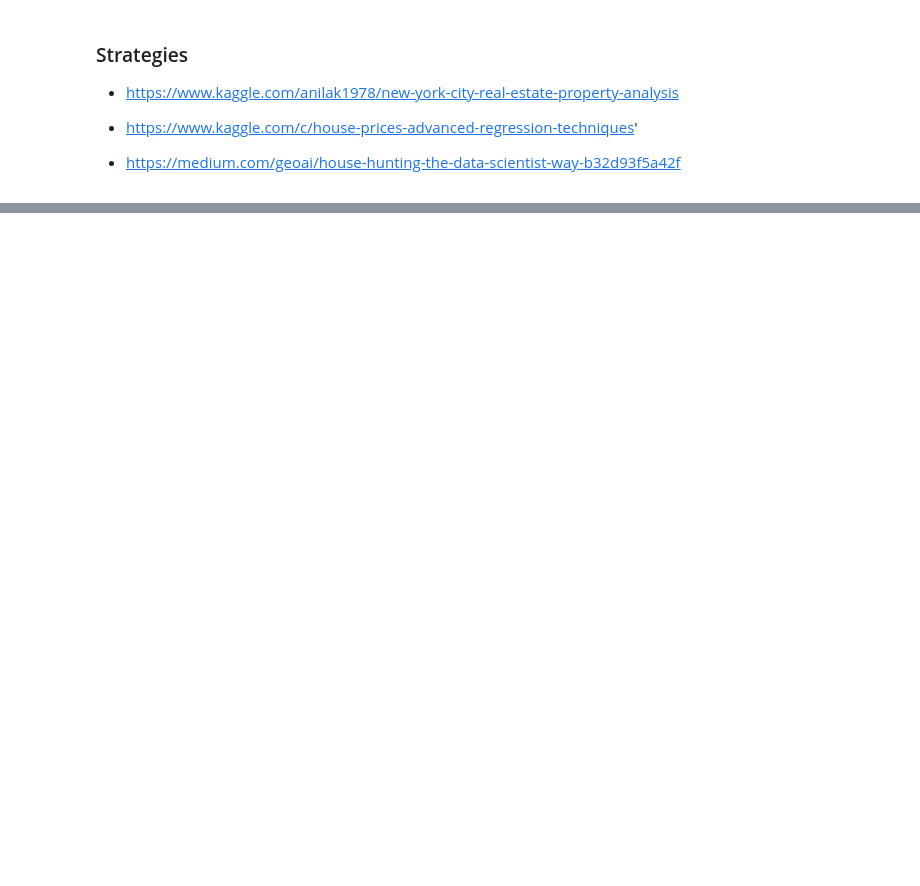
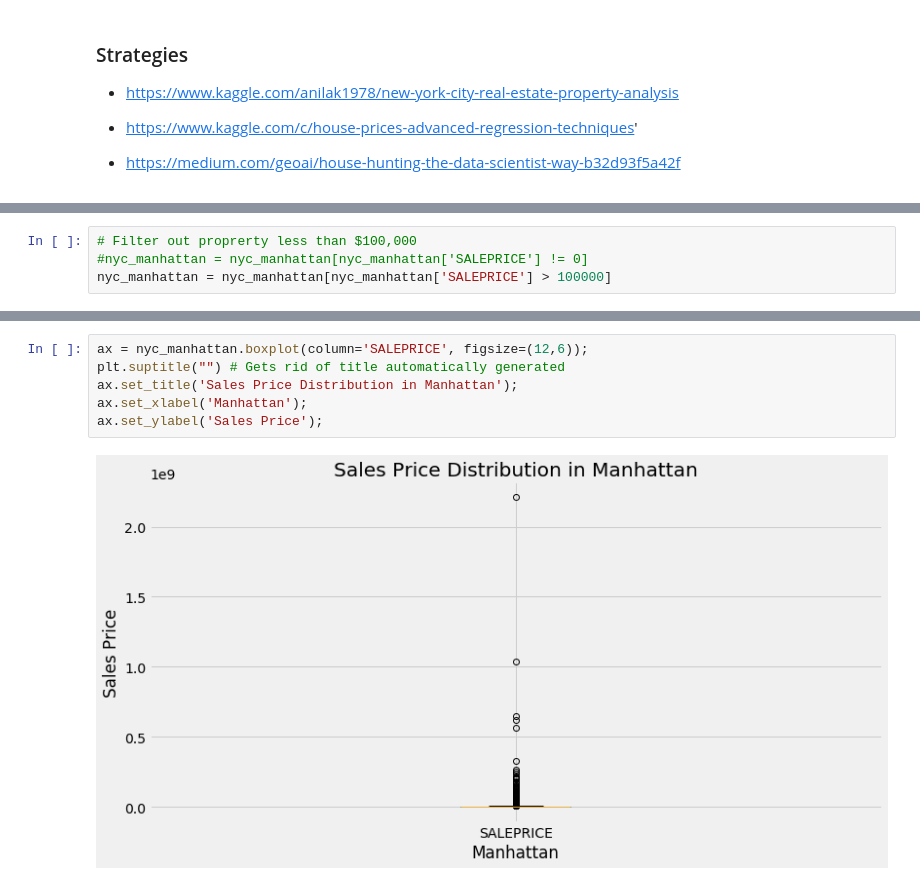
Before and after one commit to allenau1/dat-sf-60-hw, a Jupyter notebook: final_project/final_project_allen_au.ipynb, the cells around one changed output, grey strips where cells are left out. Drawn from its saved outputs; the diff is of its cells as text; blank space fills up the shorter version.

```diff
--- a/final_project/final_project_allen_au.ipynb
+++ b/final_project/final_project_allen_au.ipynb
@@ -63,0 +380,4 @@ What shortcoming exist for this data that make it less than ideal for answering
+# %%
+# Filter out proprerty less than $100,000
+#nyc_manhattan = nyc_manhattan[nyc_manhattan['SALEPRICE'] != 0]
+nyc_manhattan = nyc_manhattan[nyc_manhattan['SALEPRICE'] > 100000]
@@ -63,0 +411,8 @@ What shortcoming exist for this data that make it less than ideal for answering
+# %%
+ax = nyc_manhattan.boxplot(column='SALEPRICE', figsize=(12,6));
+plt.suptitle("") # Gets rid of title automatically generated
+ax.set_title('Sales Price Distribution in Manhattan');
+ax.set_xlabel('Manhattan');
+ax.set_ylabel('Sales Price');
+# %% [output]
+[figure, added]
```
Also changed, not shown: parts of 39 cells of this notebook.
